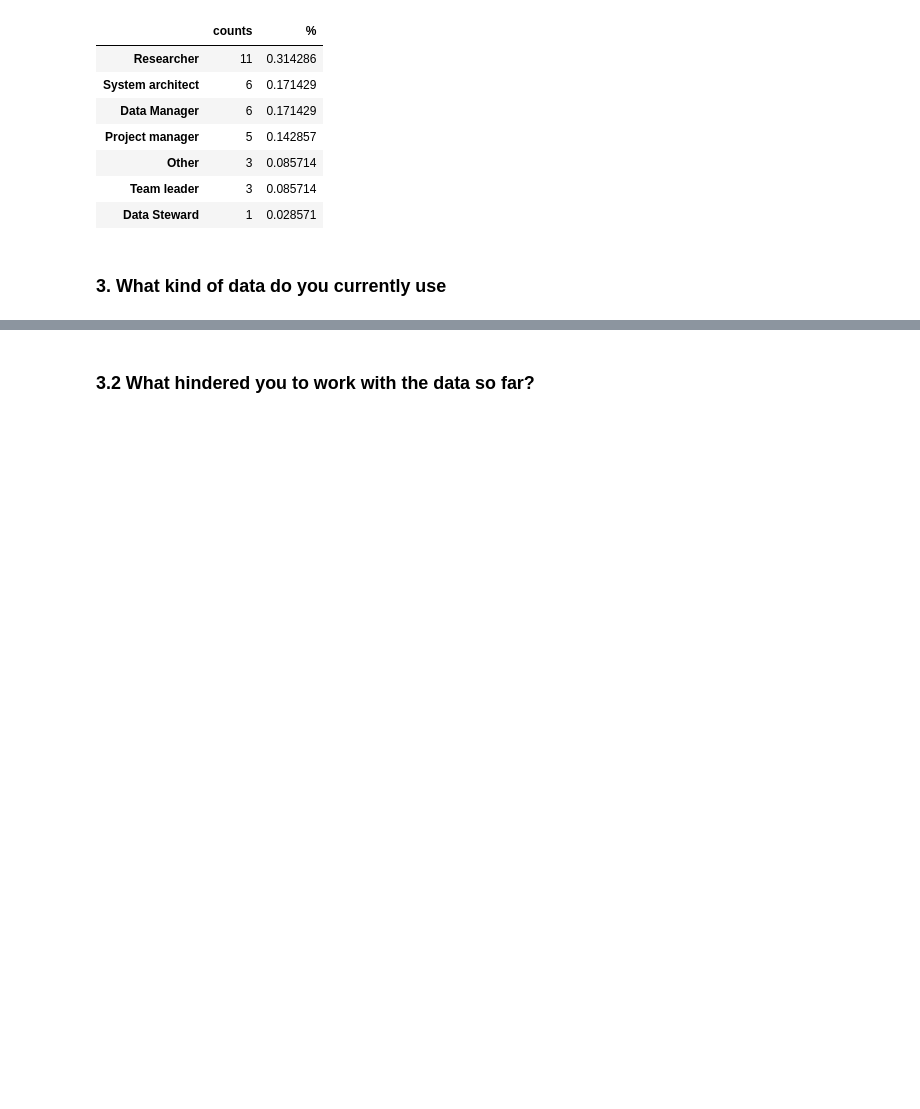
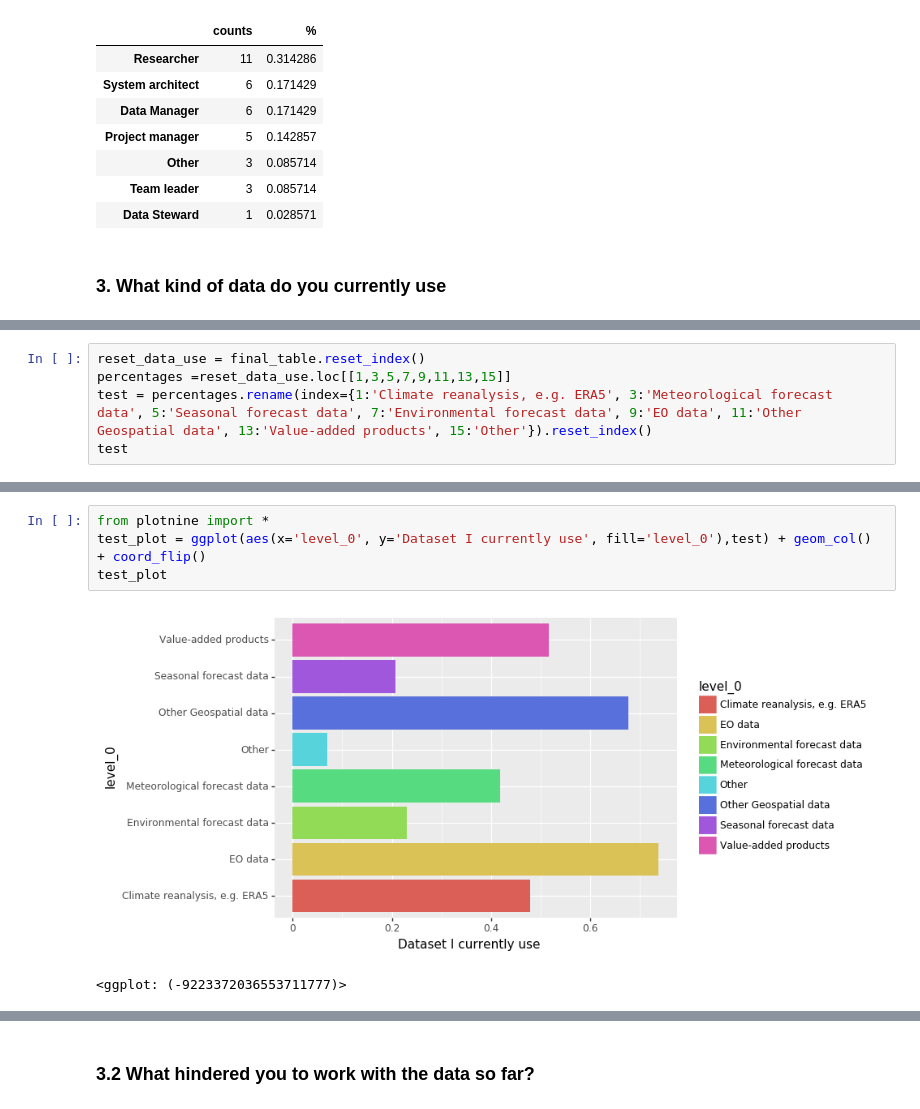
Before and after one commit to jwagemann/survey_analysis, a Jupyter notebook: survey_analysis.ipynb, the cells around one changed output, grey strips where cells are left out. Drawn from its saved outputs; the diff is of its cells as text; blank space fills up the shorter version.

```diff
--- a/survey_analysis.ipynb
+++ b/survey_analysis.ipynb
@@ -205,3 +246,8 @@ To retain the current behavior and silence the warning, pass 'sort=True'.
 | % | 0.516432 | 0.230047 |
 | Other | 15.000000 | 3.000000 |
 | % | 0.070423 | 0.014085 |
+# %%
+reset_data_use = final_table.reset_index()
+percentages =reset_data_use.loc[[1,3,5,7,9,11,13,15]]
+test = percentages.rename(index={1:'Climate reanalysis, e.g. ERA5', 3:'Meteorological forecast data', 5:'Seasonal forecast data', 7:'Environmental forecast data', 9:'EO data', 11:'Other Geospatial data', 13:'Value-added products', 15:'Other'}).reset_index()
+test
@@ -207,0 +264,7 @@ To retain the current behavior and silence the warning, pass 'sort=True'.
+# %%
+from plotnine import *
+test_plot = ggplot(aes(x='level_0', y='Dataset I currently use', fill='level_0'),test) + geom_col() + coord_flip()
+test_plot
+# %% [output]
+[figure, added]
+<ggplot: (-9223372036553711777)>
```
Also changed, not shown: parts of 14 cells of this notebook, 7 other files.
